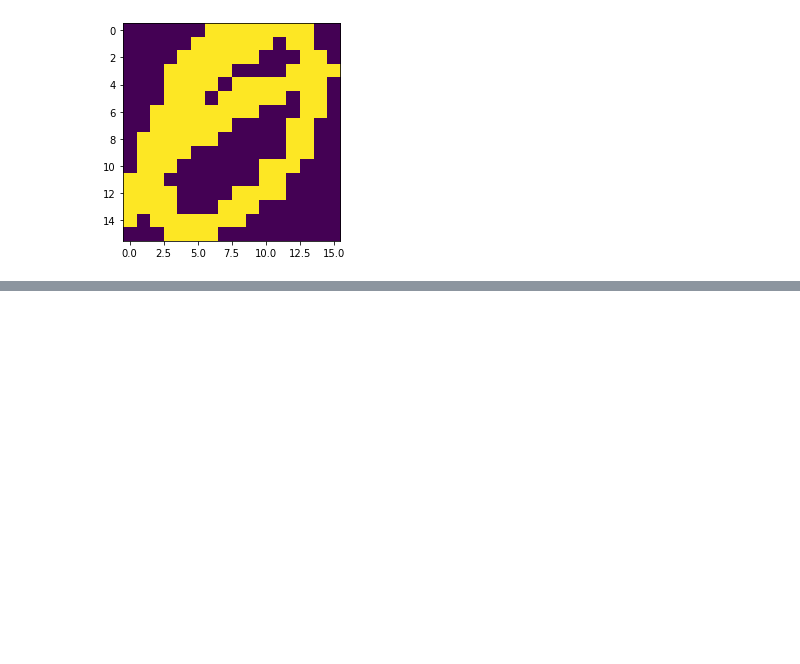
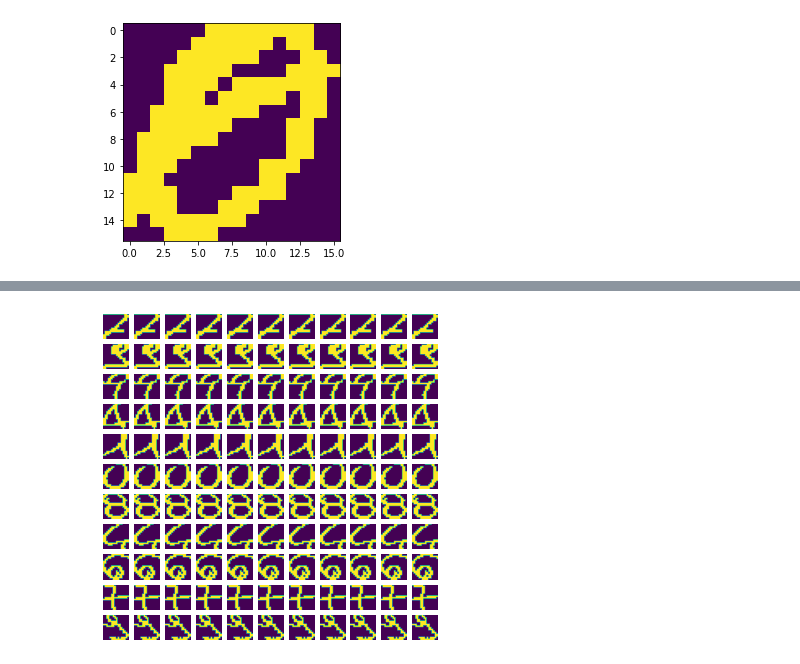
Before and after one commit to mosemb/Assignments_Wellbeing-Technologies, a Jupyter notebook: Assignment3/Assignment_3.ipynb, the cells around one changed output, grey strips where cells are left out. Cells and saved outputs as stored; diff of their text form; code cells hidden in the pictures; blank space fills up the shorter version.

```diff
--- a/Assignment3/Assignment_3.ipynb
+++ b/Assignment3/Assignment_3.ipynb
@@ -694,0 +687,4 @@ array([3, 3, 9, 2, 4, 6, 9, 2, 9, 3, 2, 1, 8, 9, 3, 3, 2, 9, 4, 9, 1, 9,
+# %%
+vis_images(nines,6,X_test)
+# %% [output]
+[figure, added]
```
Also changed, not shown: parts of 46 cells of this notebook, 2 other files.
